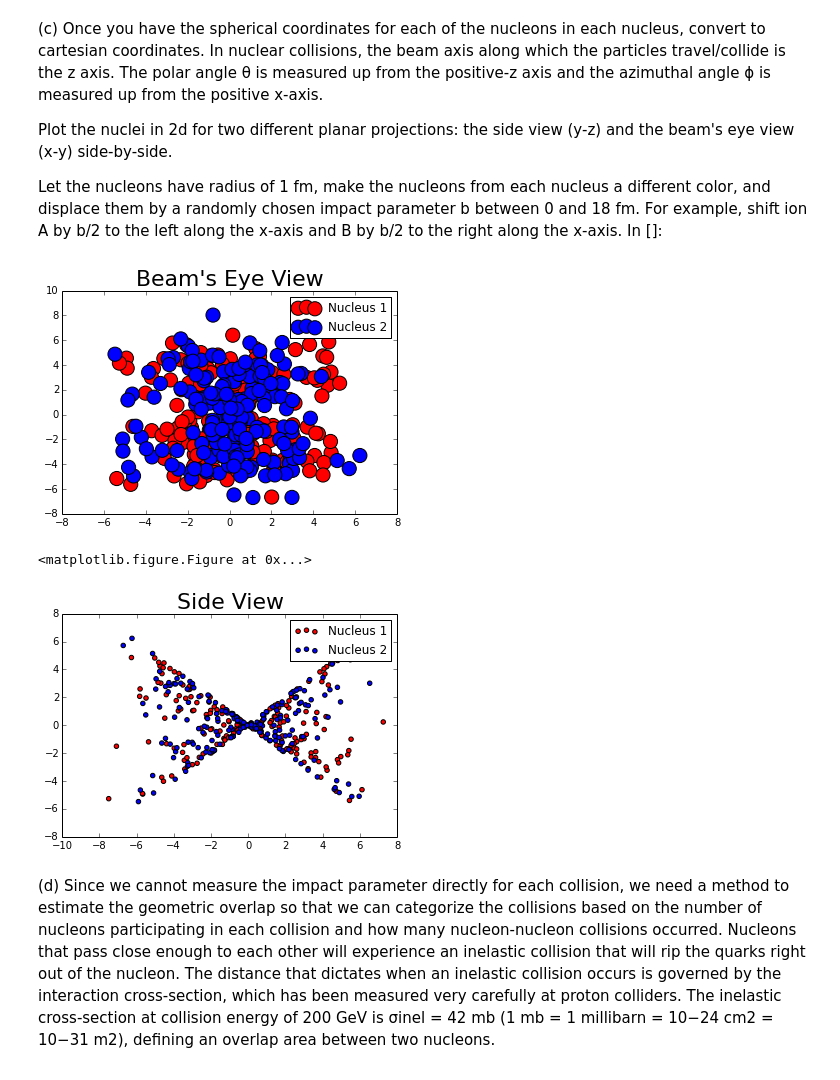
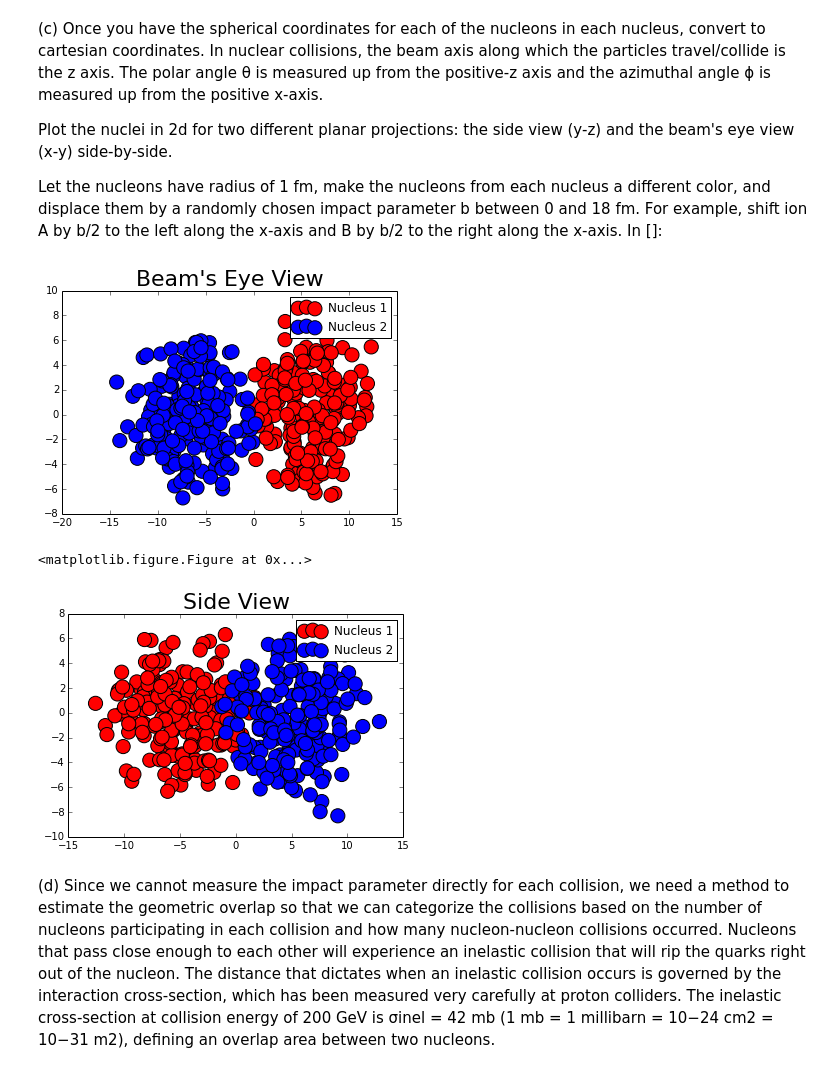
Before and after one commit to jpizagui/PHYS202-S14, a Jupyter notebook: SciPy/RandomAndMCExercises.ipynb, the cells around one changed output. Saved outputs shown, nothing was run; the diff lists cells and outputs as text; code cells hidden in the pictures.

Commit message:
Worked on Random Exercises

```diff
--- a/SciPy/RandomAndMCExercises.ipynb
+++ b/SciPy/RandomAndMCExercises.ipynb
@@ -45,0 +41,18 @@ f = lambda x: alpha * Beta**-alpha*x**(alpha-1)*exp(-(x/Beta)**alpha)
+# %%
+CDF = lambda x: 1-exp(-Beta**(-alpha)*x**alpha)
+CDFInverse = lambda x: Beta*((-log(1-x))**(1./alpha))
+f = lambda x: alpha * Beta**-alpha*x**(alpha-1)*exp(-(x/Beta)**alpha)
+
+N = 10000
+z = numpy.random.random_sample(N)
+xsamples = CDFInverse(z)
+
+plt.hist(xsamples, 50, normed=True, label="Sampled Distribution",color="purple")
+plt.plot(x, f(x), label="True Distribution", lw=3, color='orange')
+plt.xlabel(r"$x$",fontsize = 20)
+plt.ylabel(r'$f(x)$',fontsize=20)
+plt.xlim(0,20)
+plt.ylim(0,.15)
+plt.plot(x, CDF(x)*max(f(x)),label=r'$CDF$',linewidth=3)
+plt.legend(loc='best')
+plt.show()
@@ -73,7 +117,7 @@ xmax = 1.
 
 #find the maximum value of f within the boundary to set ymax
 subx = x[logical_and((x > xmin),(x < xmax))]
-ymax = f(subx).max()*1.05
+ymax = 2.0736
 ymin = 0.
 # %%
 #Replot the function
@@ -224,17 +267,17 @@ Plot the nuclei in 2d for two different planar projections: the side view (y-z)
 Let the nucleons have radius of 1 fm, make the nucleons from each nucleus a different color, and displace them by a randomly chosen impact parameter b between 0 and 18 fm. For example, shift ion A by b/2 to the left along the x-axis and B by b/2 to the right along the x-axis.
 In []:
 # %%
-x = rsamples*sin(phi)*cos(theta)
+x = rsamples*sin(theta)*cos(phi)
 y = rsamples*sin(phi)*sin(theta)
 z = rsamples*cos(theta)
 
-x2 = rsamples2*sin(phi2)*cos(theta2)
+x2 = rsamples2*sin(theta2)*cos(phi2)
 y2 = rsamples2*sin(phi2)*sin(theta2)
 z2 = rsamples2*cos(theta2)
 
 
 b = np.random.randint(0,19)
-b=0
+
 plt.scatter(x+b/2,y,c='r',label="Nucleus 1",s=200)
 plt.scatter(x2-b/2,y2,c='b',label="Nucleus 2",s=200)
 plt.legend(loc="best")
@@ -242,17 +285,17 @@ plt.title("Beam's Eye View",size=22)
 plt.figure(figsize=(64, 48), dpi=80)
 show()
 # %% [output]
-[figure, old version]
+[figure, new version]
 <matplotlib.figure.Figure at 0x...>
 # %%
-plt.scatter(z,x + b/2,c='r',label="Nucleus 1")
-plt.scatter(z2,x2 - b/2,c='b',label="Nucleus 2")
+plt.scatter(z-5,x + (b/2),c='r',label="Nucleus 1",s=200)
+plt.scatter(z2+5,x2 - b/2,c='b',label="Nucleus 2",s=200)
 plt.legend(loc="best")
 plt.title("Side View",size=22)
 
 show()
 # %% [output]
-[figure, old version]
+[figure, new version]
 # %% [markdown]
 
 
```
Also changed, not shown: parts of 17 cells of this notebook.
